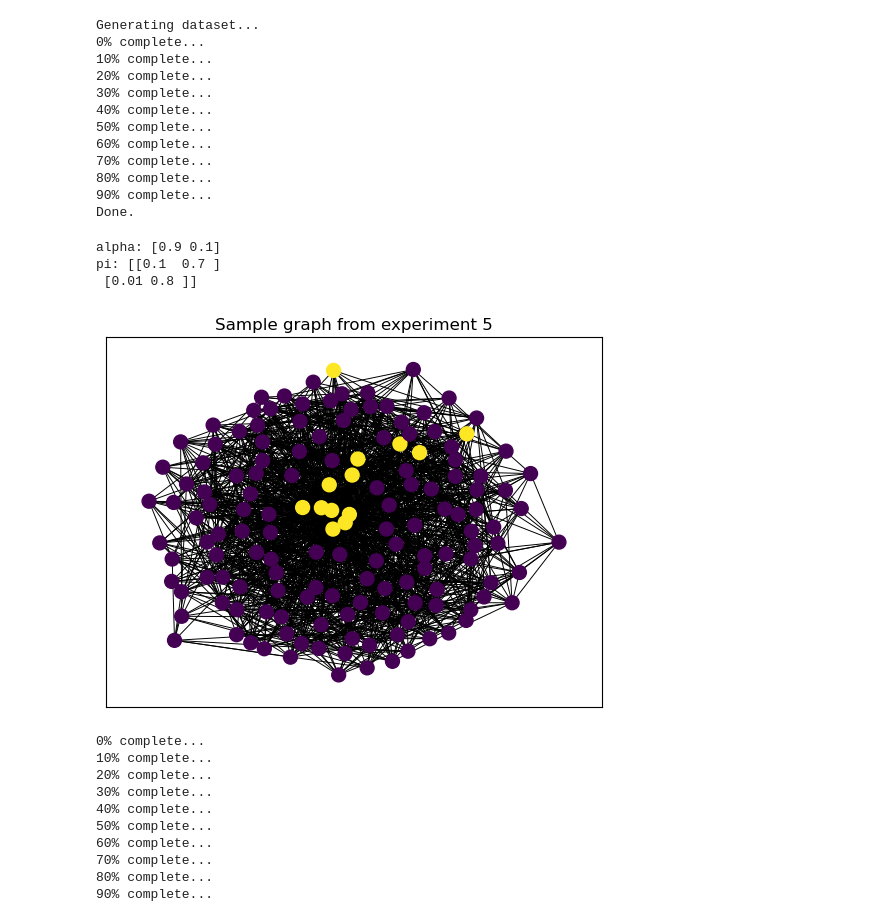
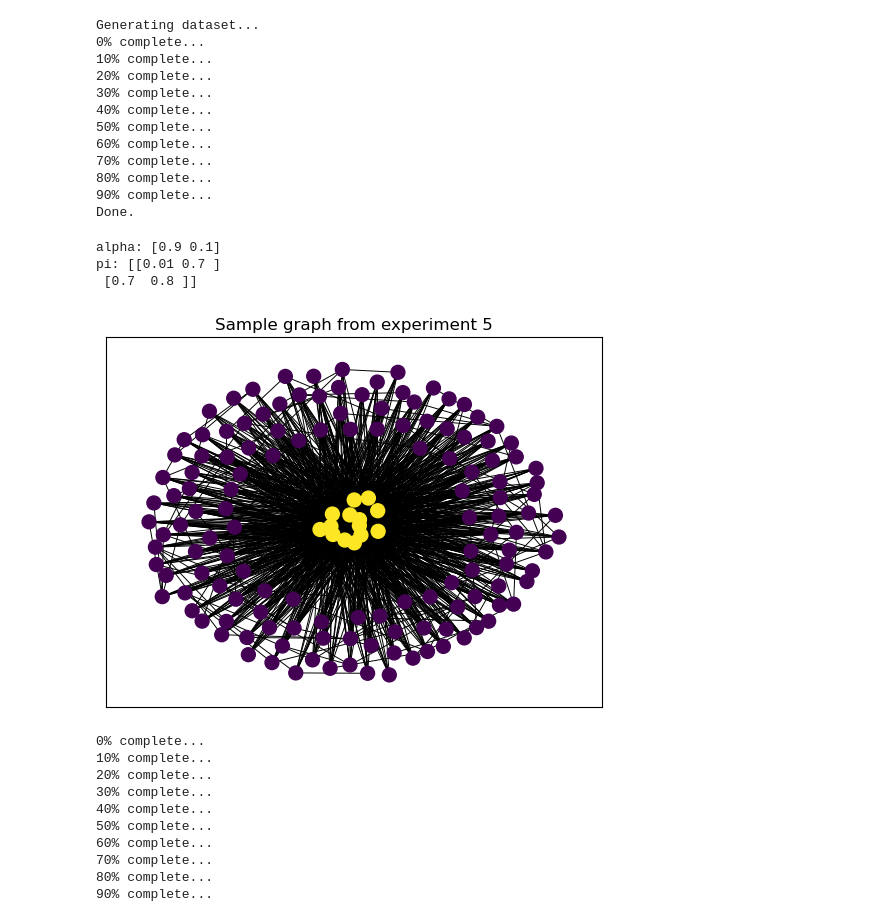
Before and after one commit to bastienlc/SBM-EM, a Jupyter notebook: experiments_SBM.ipynb, the cells around one changed output. Saved outputs shown, nothing was run; the diff lists cells and outputs as text; code cells hidden in the pictures.

Commit message:
Fix SBM experiment 5 + better euclidean metric

```diff
--- a/experiments_SBM.ipynb
+++ b/experiments_SBM.ipynb
@@ -271,15 +271,15 @@ Generating dataset...
 90% complete...
 Done.
 # %%
-X, Z, alpha, pi = graph_and_params_from_archive(f"SBM/experiment_{experiment}/graph_9.npz")
+X, Z, alpha, pi = graph_and_params_from_archive(f"SBM/experiment_{experiment}/graph_0.npz")
 print("alpha:", alpha)
 print("pi:", pi)
 draw_graph(X, Z, tight=True, dense=True, title=f"Sample graph from experiment {experiment}")
 # %% [output]
 alpha: [0.9 0.1]
-pi: [[0.1  0.7 ]
- [0.01 0.8 ]]
+pi: [[0.01 0.7 ]
+ [0.7  0.8 ]]
-[figure, old version]
+[figure, new version]
 # %%
 launch_experiment(experiment, n_init=5, n_iter=100)
 # %% [output]
```
Also changed, not shown: parts of 1 cell of this notebook, 28 other files.
